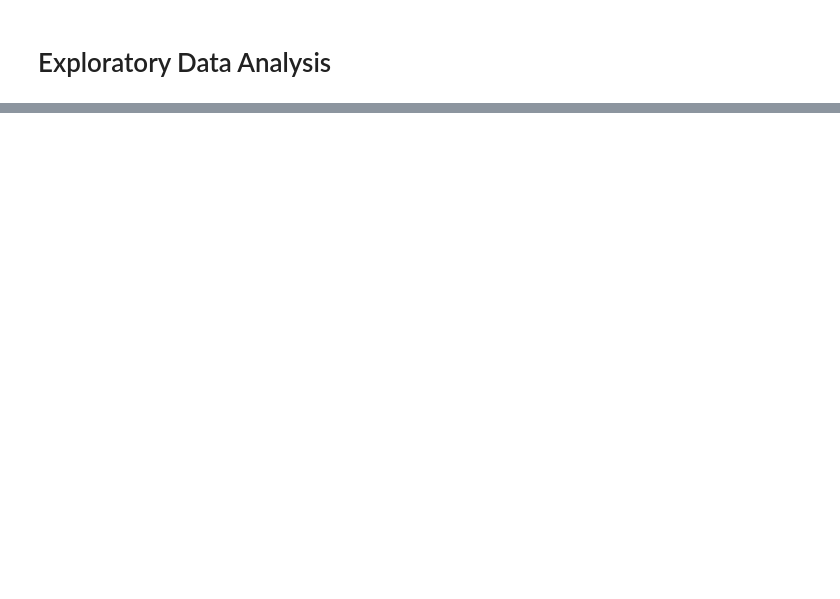
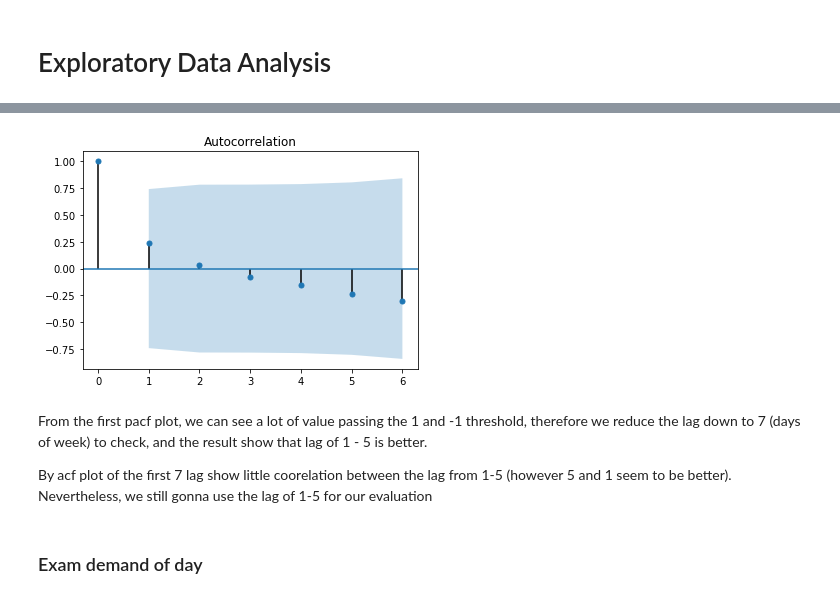
Before and after one commit to thuanthan147/AIForSEA_TrafficManagement, a Jupyter notebook: exploratory_data_analysis.ipynb, the cells around one changed output, grey strips where cells are left out. Drawn from its saved outputs; the diff is of its cells as text; code cells hidden in the pictures; blank space fills up the shorter version.

```diff
--- a/exploratory_data_analysis.ipynb
+++ b/exploratory_data_analysis.ipynb
@@ -526,0 +336,11 @@ NameError: name 'df' is not defined
+# %%
+plot_acf(list_of_series[:7])
+plt.show()
+# %% [output]
+[figure, added]
+# %% [markdown]
+From the first pacf plot, we can see a lot of value passing the 1 and -1 threshold, therefore we reduce the lag down to 7 (days of week) to check, and the result show that lag of 1 - 5 is better.
+
+By acf plot of the first 7 lag show little coorelation between the lag from 1-5 (however 5 and 1 seem to be better). Nevertheless, we still gonna use the lag of 1-5 for our evaluation
+# %% [markdown]
+### Exam demand of day
```
Also changed, not shown: parts of 138 cells of this notebook, 21 other files.
